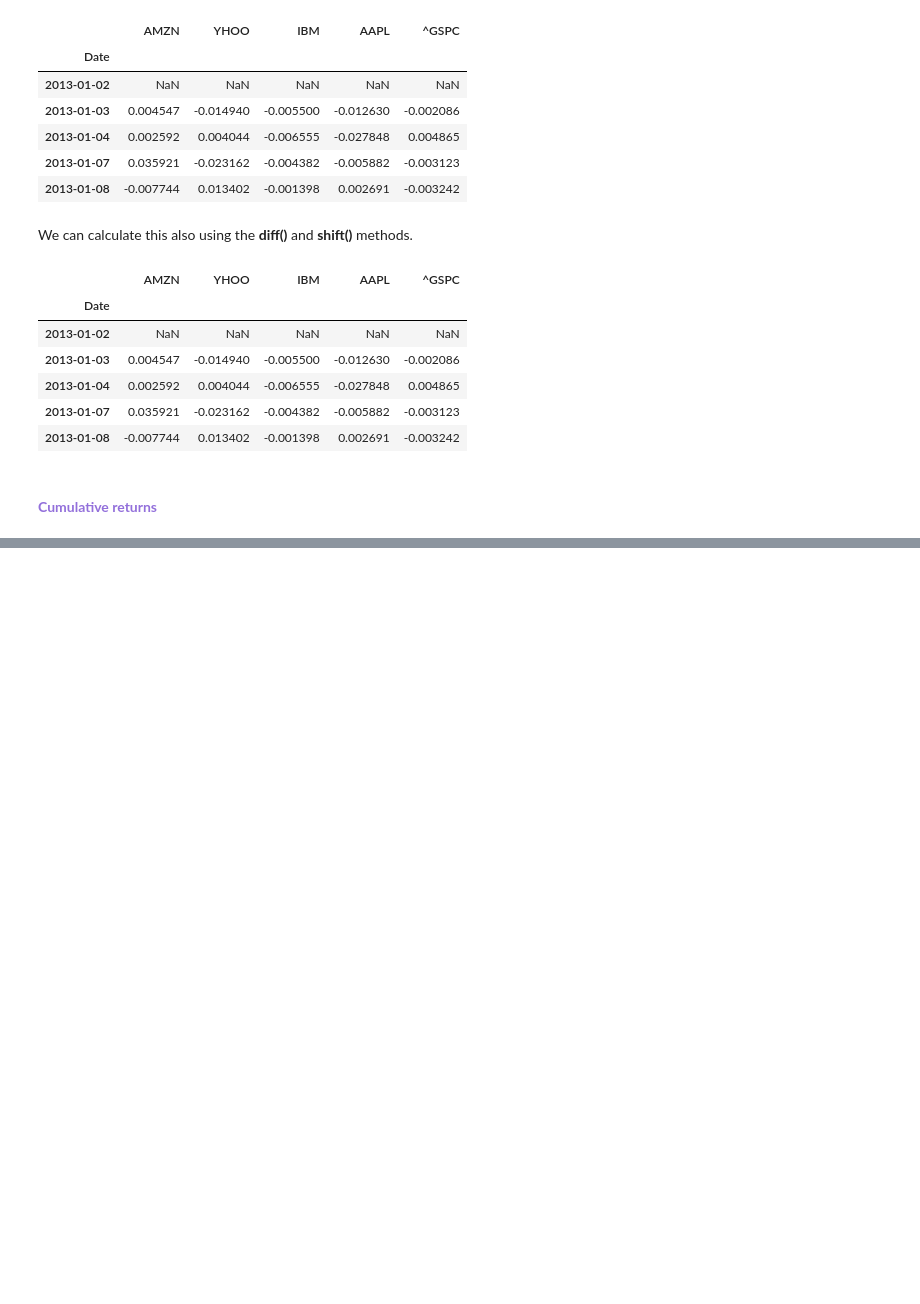
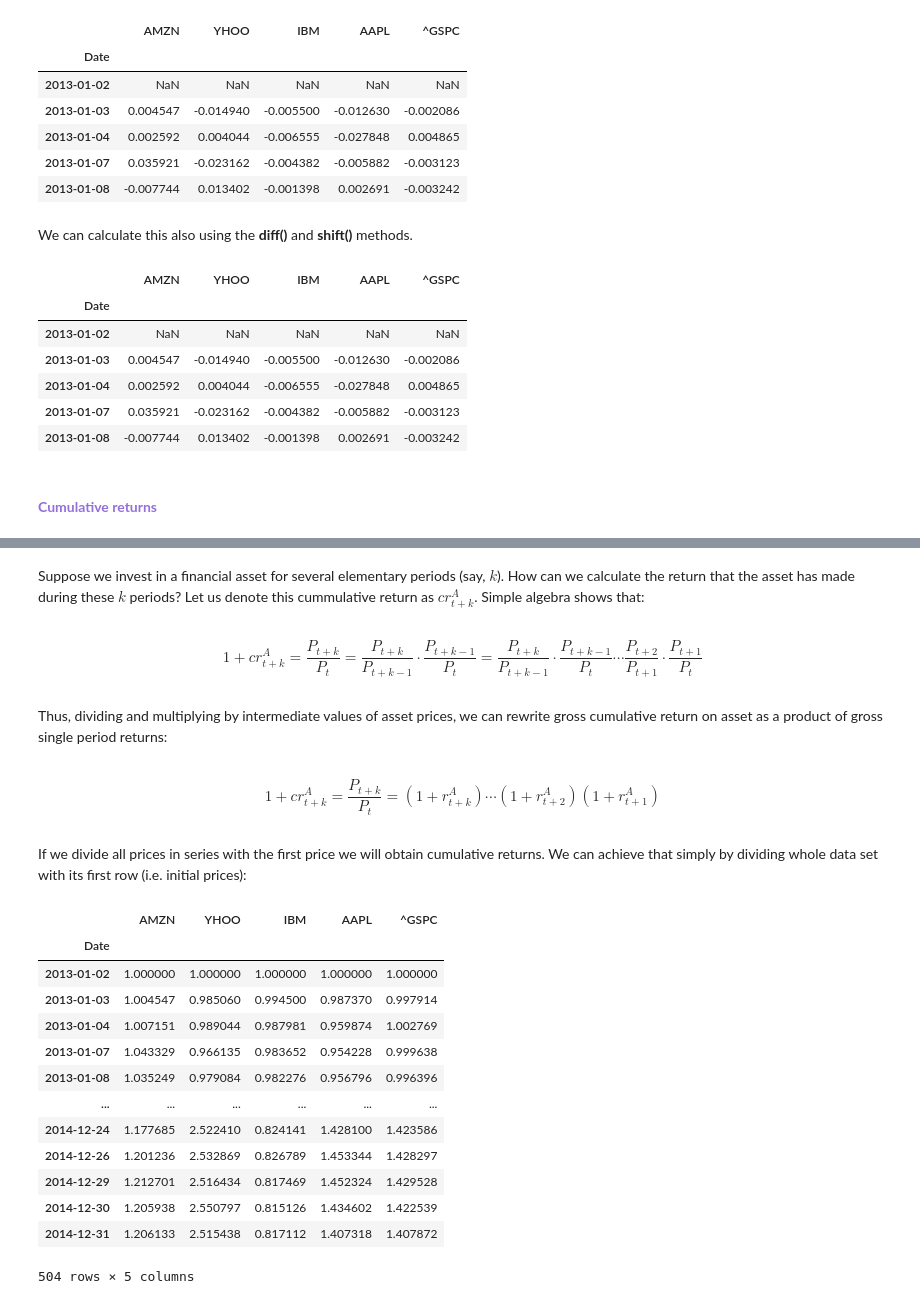
Before and after one commit to raketic-ognjen/Bootcamp_Lesson_8_Introduction-to-Pandas, a Jupyter notebook: bootcamp-lesson-8-introduction-to-pandas.ipynb, the cells around one changed output, grey strips where cells are left out. Drawn from its saved outputs; the diff is of its cells as text; code cells hidden in the pictures; blank space fills up the shorter version.

```diff
--- a/bootcamp-lesson-8-introduction-to-pandas.ipynb
+++ b/bootcamp-lesson-8-introduction-to-pandas.ipynb
@@ -1192,0 +1195,28 @@ We can calculate this also using the **diff()** and **shift()** methods.
+# %% [markdown]
+Suppose we invest in a financial asset for several elementary periods (say, $k$). How can we calculate the return that the asset has made during these $k$ periods? Let us denote this cummulative return as $cr_{t+k}^A$. Simple algebra shows that:
+# %% [markdown]
+$$1+cr^A_{t+k}=\frac{P_{t+k}}{P_t}=\frac{P_{t+k}}{P_{t+k−1}}\cdot\frac{P_{t+k−1}}{P_t}=\frac{P_{t+k}}{P_{t+k−1}}\cdot\frac{P_{t+k−1}}{P_t}⋯\frac{P_{t+2}}{P_{t+1}}\cdot\frac{P_{t+1}}{P_t}$$
+# %% [markdown]
+Thus, dividing and multiplying by intermediate values of asset prices, we can rewrite gross cumulative return on asset as a product of gross single period returns:
+# %% [markdown]
+$$1+cr_{t+k}^{A} = \frac{P_{t+k}}{P_{t}} = \left(1+r_{t+k}^{A} \right) \cdots \left(1+r_{t+2}^{A} \right) \left(1+r_{t+1}^{A} \right)$$
+# %% [markdown]
+If we divide all prices in series with the first price we will obtain cumulative returns. We can achieve that simply by dividing whole data set with its first row (i.e. initial prices):
+# %%
+c_ret = df2/df2.iloc[0]
+c_ret
+# %% [output]
+|  | AMZN | YHOO | IBM | AAPL | ^GSPC |
+| Date |  |  |  |  |  |
+| 2013-01-02 | 1.000000 | 1.000000 | 1.000000 | 1.000000 | 1.000000 |
+| 2013-01-03 | 1.004547 | 0.985060 | 0.994500 | 0.987370 | 0.997914 |
+| 2013-01-04 | 1.007151 | 0.989044 | 0.987981 | 0.959874 | 1.002769 |
+| 2013-01-07 | 1.043329 | 0.966135 | 0.983652 | 0.954228 | 0.999638 |
+| 2013-01-08 | 1.035249 | 0.979084 | 0.982276 | 0.956796 | 0.996396 |
+| ... | ... | ... | ... | ... | ... |
+| 2014-12-24 | 1.177685 | 2.522410 | 0.824141 | 1.428100 | 1.423586 |
+| 2014-12-26 | 1.201236 | 2.532869 | 0.826789 | 1.453344 | 1.428297 |
+| 2014-12-29 | 1.212701 | 2.516434 | 0.817469 | 1.452324 | 1.429528 |
+| 2014-12-30 | 1.205938 | 2.550797 | 0.815126 | 1.434602 | 1.422539 |
+| 2014-12-31 | 1.206133 | 2.515438 | 0.817112 | 1.407318 | 1.407872 |
+504 rows × 5 columns
```
Also changed, not shown: parts of 54 cells of this notebook.
